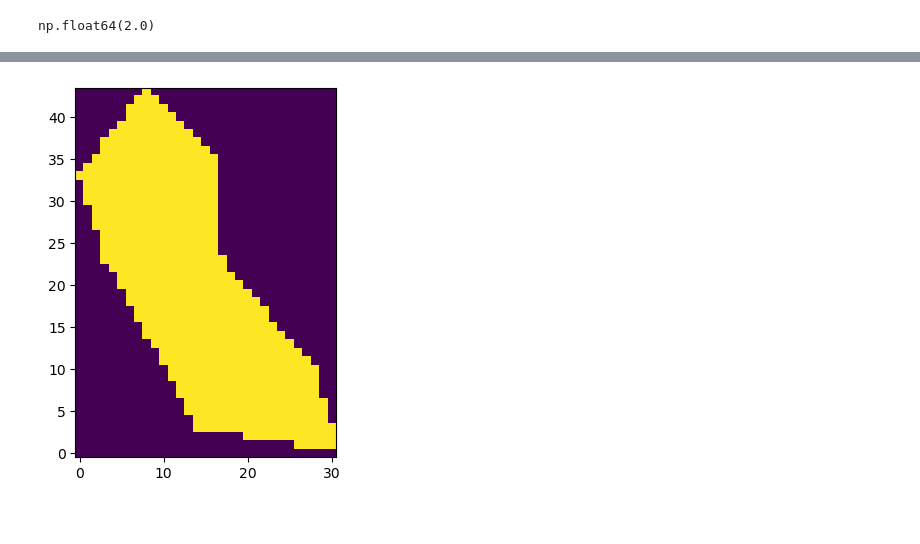
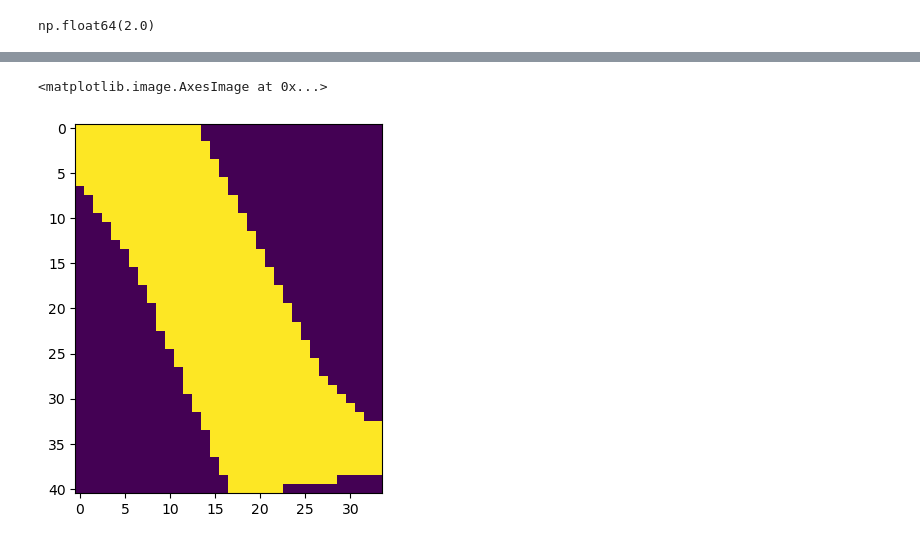
Before and after one commit to estorrs/art-analysis, a Jupyter notebook: notebooks/texture_experiment.ipynb, the cells around one changed output, grey strips where cells are left out. Drawn from its saved outputs; the diff is of its cells as text; code cells hidden in the pictures.

Commit message:
polygon generation api

```diff
--- a/notebooks/texture_experiment.ipynb
+++ b/notebooks/texture_experiment.ipynb
@@ -370,5 +346,0 @@ perp1, perp2
-# %%
-n = 10
-xs = np.linspace(0, 1, n)
-ys = xs * m
-plt.scatter(xs, ys)
@@ -431,5 +346,0 @@ plt.axis('equal')
-# %%
-idxs = np.random.choice(np.arange(coords.shape[0]), size=8, replace=False)
-idxs = np.sort(idxs)
-selected = coords[idxs]
-plt.scatter(selected[:, 0], selected[:, 1])
@@ -439,10 +346,0 @@ plt.scatter(selected[:, 0], selected[:, 1])
-# %%
-scale = 10.
-scaled = selected * scale
-scaled -= scaled.min(0)
-scaled = scaled.astype(int)
-scaled = scaled[:, [1, 0]]
-size = scaled.max(0)
-m = skimage.draw.polygon2mask(size, scaled)
-plt.imshow(m)
-plt.gca().invert_yaxis()
@@ -451,5 +347,6 @@ plt.gca().invert_yaxis()
 # %%
 def generate_coords(m, mag_range=(.1, .2), n=10):
+    m = -m # make negative bc y is flipped for images
     slope = np.asarray([1, m])
     slope /= np.linalg.norm(slope)
 
@@ -491,10 +388,14 @@ def get_stamp(coords, n=8, scale=10.):
     size = scaled.max(0)
 
     return skimage.draw.polygon2mask(size, scaled)
+
+def stamp_from_slope(m, mag_range=(.1, .2), n=10, scale=50.):
+    coords = generate_coords(float(m), mag_range=mag_range, n=n)
+    stamp = get_stamp(coords, scale=scale)
+    return stamp
 # %%
-coords = generate_coords(-2., mag_range=(.1, .2), n=10)
-stamp = get_stamp(coords, scale=50.)
+stamp = stamp_from_slope(-2., mag_range=(.1, .2), n=10, scale=50.)
 plt.imshow(stamp)
-plt.gca().invert_yaxis()
 # %% [output]
+<matplotlib.image.AxesImage at 0x...>
-[figure, old version]
+[figure, new version]
```
Also changed, not shown: parts of 13 cells of this notebook.
